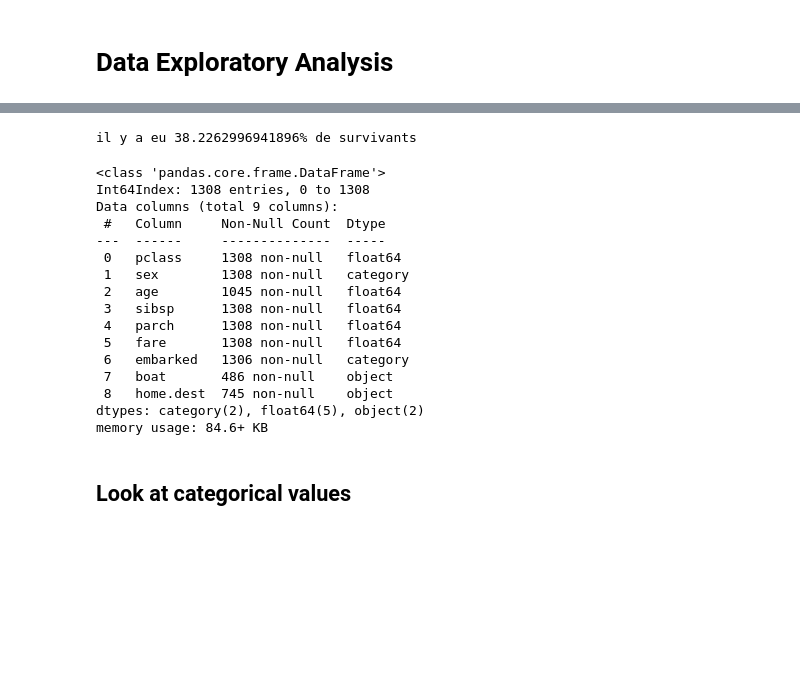
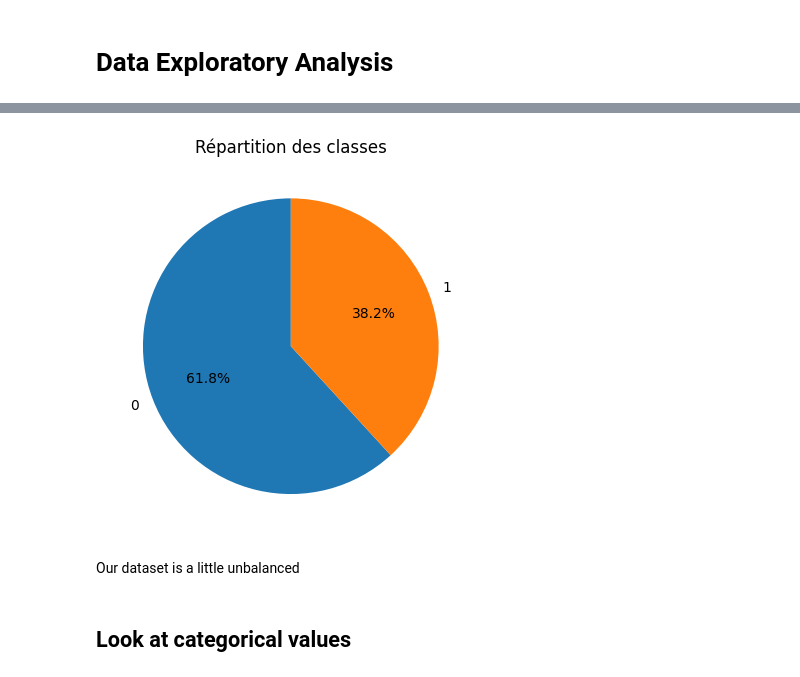
Before and after one commit to MaxenceAr/Titanic, a Jupyter notebook: Titanic.ipynb, the cells around one changed output, grey strips where cells are left out. Saved outputs shown, nothing was run; the diff lists cells and outputs as text; code cells hidden in the pictures; blank space fills up the shorter version.

```diff
--- a/Titanic.ipynb
+++ b/Titanic.ipynb
@@ -101,5 +108 @@ Name: target, dtype: int64
-# %%
-print(f"il y a eu {500*100/(500+808)}% de survivants")
-# %% [output]
-il y a eu 38.2262996941896% de survivants
 # %%
@@ -111,26 +115,9 @@ data_without_name_body_cabin_ticket=data_without_name_body_cabin_ticket.drop("ti
-# %%
-#We delete the lign where there is no value for the column fare
-#We have to gather data and target for this step
-data_without_name_body_cabin_ticket['target'] = y
-data_without_name_body_cabin_ticket = data_without_name_body_cabin_ticket.dropna(subset=["fare"])
-y=data_without_name_body_cabin_ticket['target']
-data_without_name_body_cabin_ticket=data_without_name_body_cabin_ticket.drop("target",axis=1)
-# %%
-data_without_name_body_cabin_ticket.info()
-# %% [output]
-<class 'pandas.core.frame.DataFrame'>
-Int64Index: 1308 entries, 0 to 1308
-Data columns (total 9 columns):
- #   Column     Non-Null Count  Dtype
----  ------     --------------  -----
- 0   pclass     1308 non-null   float64
- 1   sex        1308 non-null   category
- 2   age        1045 non-null   float64
- 3   sibsp      1308 non-null   float64
- 4   parch      1308 non-null   float64
- 5   fare       1308 non-null   float64
- 6   embarked   1306 non-null   category
- 7   boat       486 non-null    object
- 8   home.dest  745 non-null    object
-dtypes: category(2), float64(5), object(2)
-memory usage: 84.6+ KB
+# %%
+class_counts = y.value_counts()
+#The ; at the end of the next lign delete a non interesting text
+plt.pie(class_counts, labels=class_counts.index, autopct='%1.1f%%', startangle=90);
+plt.title("Répartition des classes");
+# %% [output]
+[figure, added]
+# %% [markdown]
+Our dataset is a little unbalanced
```
Also changed, not shown: parts of 37 cells of this notebook.
